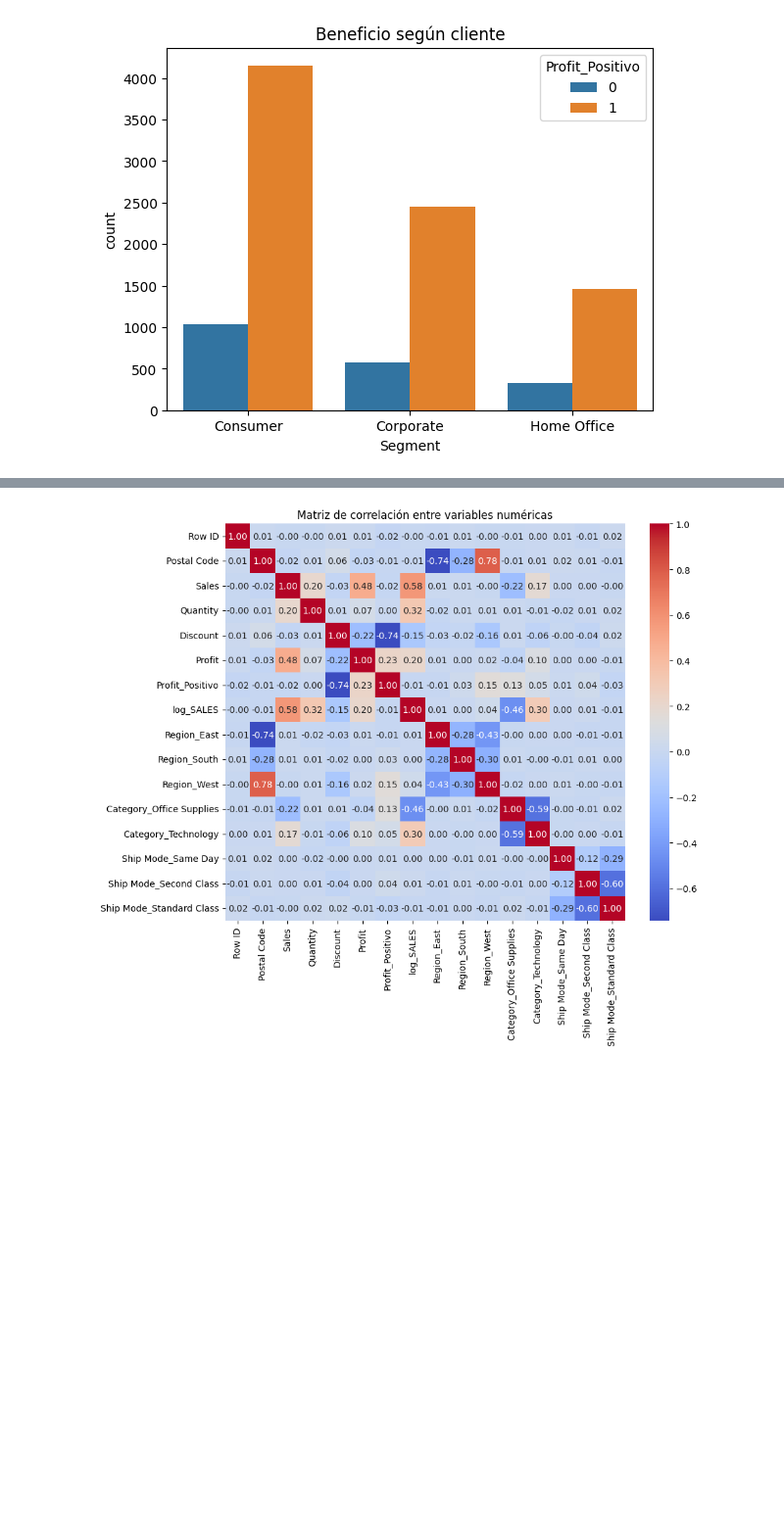
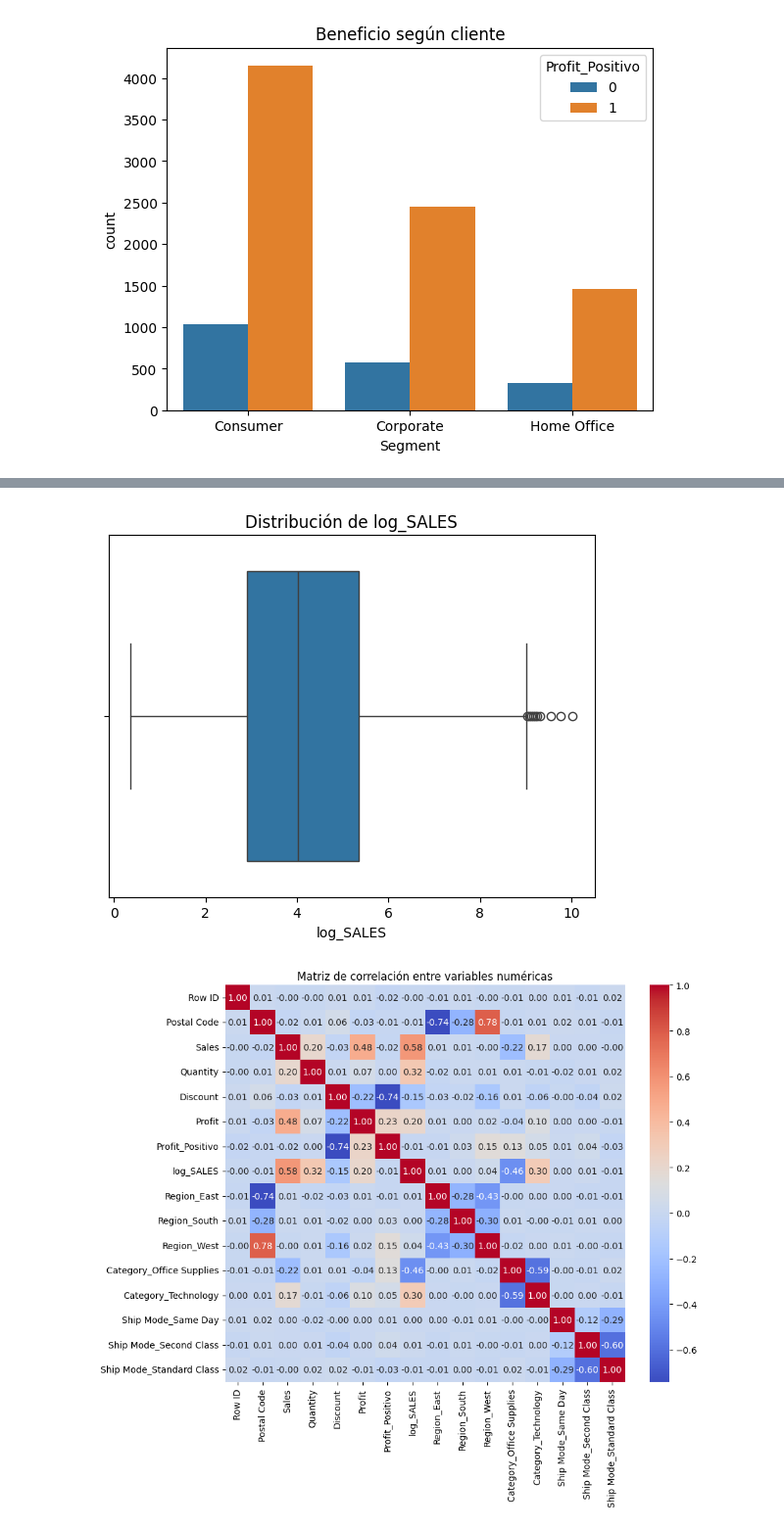
Before and after one commit to ignacastiguti/Repositorio, a Jupyter notebook: [00] - Workshops/Workshop_ML_PartTime.ipynb, the cells around one changed output, grey strips where cells are left out. Shown at 98% size. Drawn from its saved outputs; the diff is of its cells as text; code cells hidden in the pictures; blank space fills up the shorter version.

```diff
--- a/[00] - Workshops/Workshop_ML_PartTime.ipynb
+++ b/[00] - Workshops/Workshop_ML_PartTime.ipynb
@@ -249,0 +228,7 @@ plt.show()
+# %%
+for col in ['log_SALES']:
+    sns.boxplot(x=df[col])
+    plt.title(f'Distribución de {col}')
+    plt.show()
+# %% [output]
+[figure, added]
```
Also changed, not shown: parts of 32 cells of this notebook.
